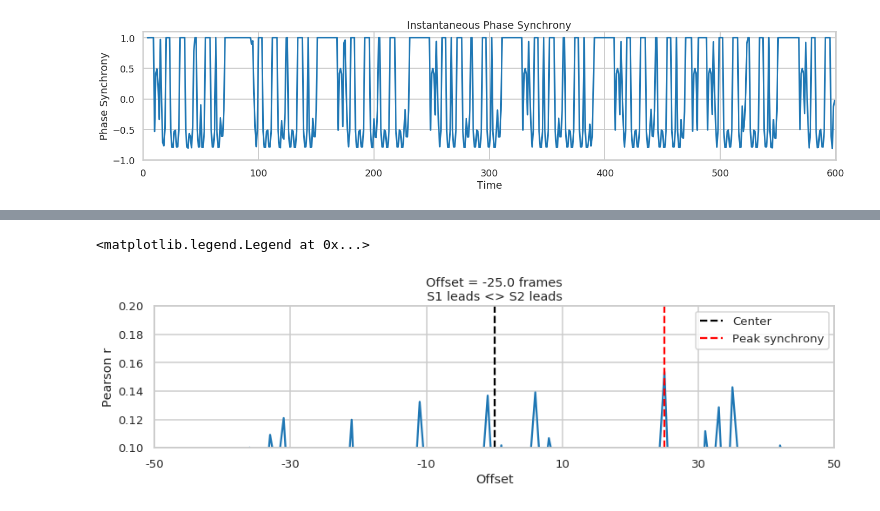
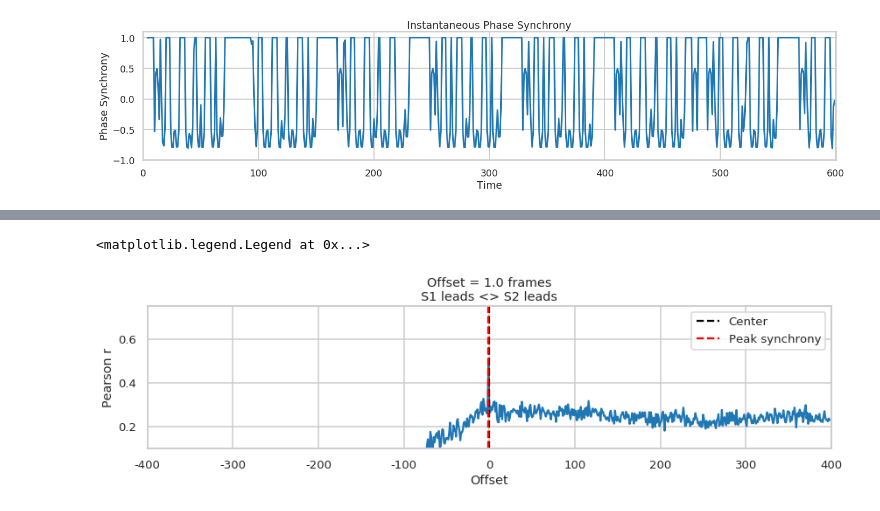
Before and after one commit to MingBit/PySCNet, a Jupyter notebook: tutorial/Test.ipynb, the cells around one changed output, grey strips where cells are left out. Drawn from its saved outputs; the diff is of its cells as text; code cells hidden in the pictures.

```diff
--- a/tutorial/Test.ipynb
+++ b/tutorial/Test.ipynb
@@ -158,39 +173,40 @@ Text(0.5, 0.98, 'Smiling data and rolling window correlation')
 def crosscorr(datax, datay, lag=0, wrap=False):
     """ Lag-N cross correlation.
     Shifted data filled with NaNs
 
     Parameters
     ----------
     lag : int, default 0
     datax, datay : pandas.Series objects of equal length
 
     Returns
     ----------
     crosscorr : float
     """
     if wrap:
         shiftedy = datay.shift(lag)
         shiftedy.iloc[:lag] = datay.iloc[-lag:].values
+
         return datax.corr(shiftedy)
     else:
-        return datax.corr(datay.shift(lag))
+        return datax.corr(datay.shift(lag).fillna(0))
 
 d1 = df['S1_Joy']
 d2 = df['S2_Joy']
-seconds = 5
-fps = 10
+seconds = 8
+fps = 50
 rs = [crosscorr(d1,d2, lag) for lag in range(-int(seconds*fps-1),int(seconds*fps))]
 offset = np.ceil(len(rs)/2)-np.argmax(rs)
 f,ax=plt.subplots(figsize=(14,3))
 ax.plot(rs)
 ax.axvline(np.ceil(len(rs)/2),color='k',linestyle='--',label='Center')
 ax.axvline(np.argmax(rs),color='r',linestyle='--',label='Peak synchrony')
-ax.set(title=f'Offset = {offset} frames\nS1 leads <> S2 leads',ylim=[.1,.20],xlim=[0,100], xlabel='Offset',ylabel='Pearson r')
-ax.set_xticklabels([int(item-50) for item in ax.get_xticks()]);
+ax.set(title=f'Offset = {offset} frames\nS1 leads <> S2 leads',ylim=[.1,.75],xlim=[0,800], xlabel='Offset',ylabel='Pearson r')
+ax.set_xticklabels([int(item-400) for item in ax.get_xticks()]);
 plt.legend()
 # %% [output]
 <matplotlib.legend.Legend at 0x...>
-[figure, old version]
+[figure, new version]
 # %%
 # Windowed time lagged cross correlation
 seconds = 5
```
Also changed, not shown: parts of 7 cells of this notebook, 1 other file.
